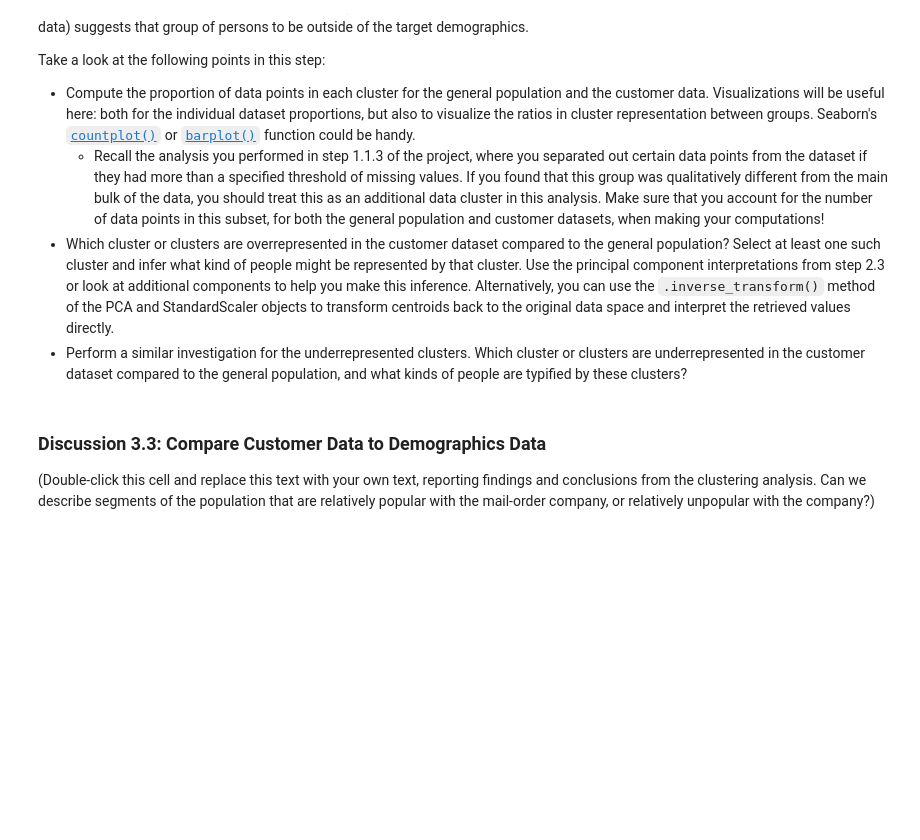
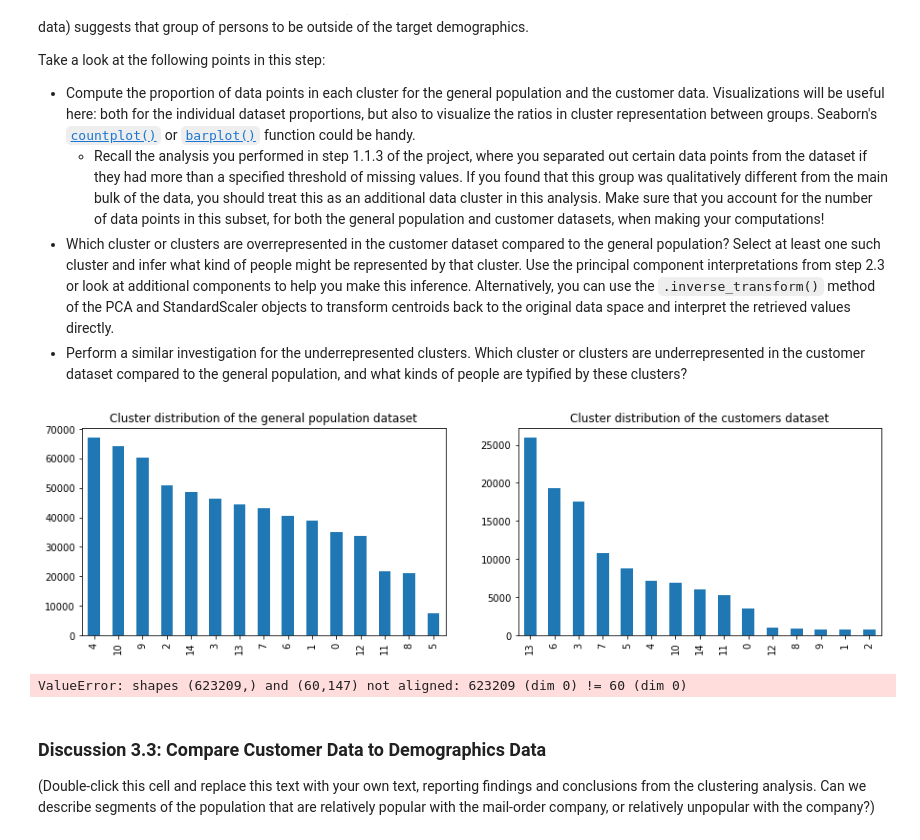
Before and after one commit to davidjentjens/customer_segments_with_arvato, a Jupyter notebook: Identify_Customer_Segments.ipynb, the cells around one changed output. Drawn from its saved outputs; the diff is of its cells as text; code cells hidden in the pictures; blank space fills up the shorter version.

```diff
--- a/Identify_Customer_Segments.ipynb
+++ b/Identify_Customer_Segments.ipynb
@@ -1319,9 +1319,27 @@ Take a look at the following points in this step:
 # %%
 # Compare the proportion of data in each cluster for the customer data to the
 # proportion of data in each cluster for the general population.
+
+plt.figure(figsize = [15, 4])
+
+plt.subplot(1, 2, 1);
+plt.title('Cluster distribution of the general population dataset');
+s = pd.Series(clustered_generalpop)
+s.value_counts().plot(kind="bar");
+
+plt.subplot(1, 2, 2);
+plt.title('Cluster distribution of the customers dataset');
+s = pd.Series(clustered_customers)
+s.value_counts().plot(kind="bar");
+# %% [output]
+[figure, added]
 # %%
 # What kinds of people are part of a cluster that is overrepresented in the
 # customer data compared to the general population?
+
+original_data = pca.inverse_transform(clustered_generalpop)
+# %% [output]
+ValueError: shapes (623209,) and (60,147) not aligned: 623209 (dim 0) != 60 (dim 0)
 # %%
 # What kinds of people are part of a cluster that is underrepresented in the
 # customer data compared to the general population?
```
Also changed, not shown: parts of 1 cell of this notebook.
